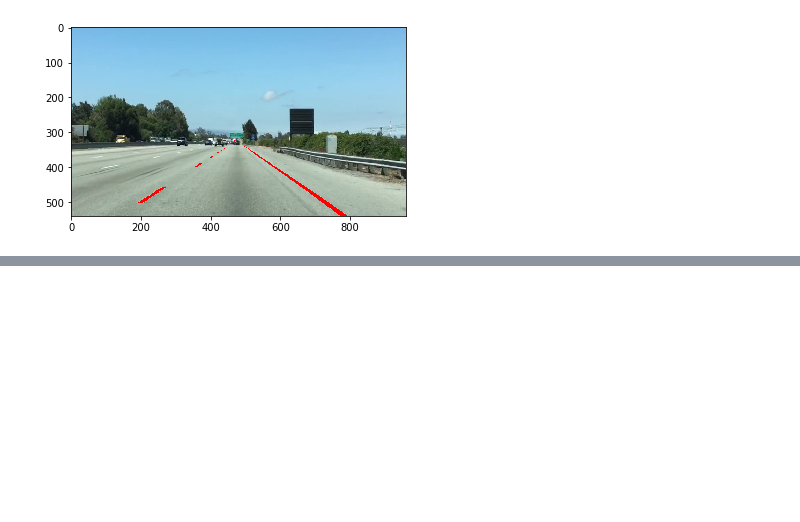
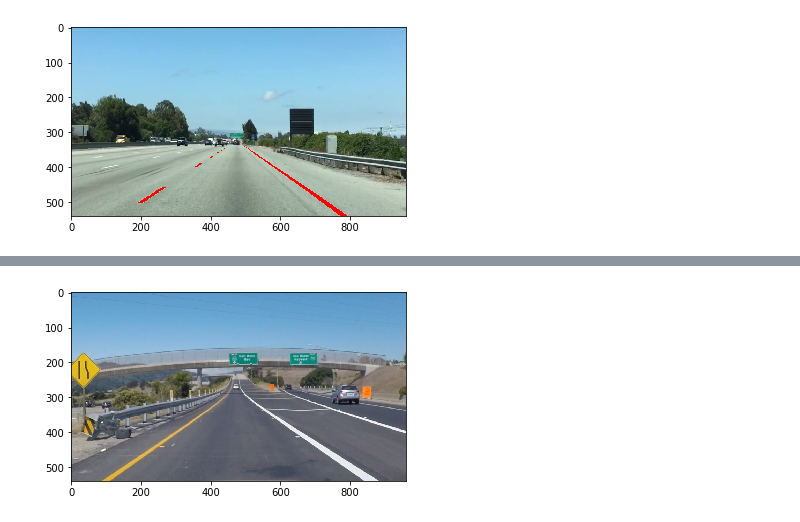
Before and after one commit to sarath054/self-driving-car-nano-degree, a Jupyter notebook: learn-t1-l2/l2.ipynb, the cells around one changed output, grey strips where cells are left out. Cells and saved outputs as stored; diff of their text form; code cells hidden in the pictures; blank space fills up the shorter version.

```diff
--- a/learn-t1-l2/l2.ipynb
+++ b/learn-t1-l2/l2.ipynb
@@ -85,0 +95,7 @@ plt.show()
+# %%
+image = mpimg.imread('assets/imageL2-11.jpg')
+
+plt.imshow(image)
+plt.show()
+# %% [output]
+[figure, added]
```
Also changed, not shown: parts of 3 cells of this notebook, 1 other file.
